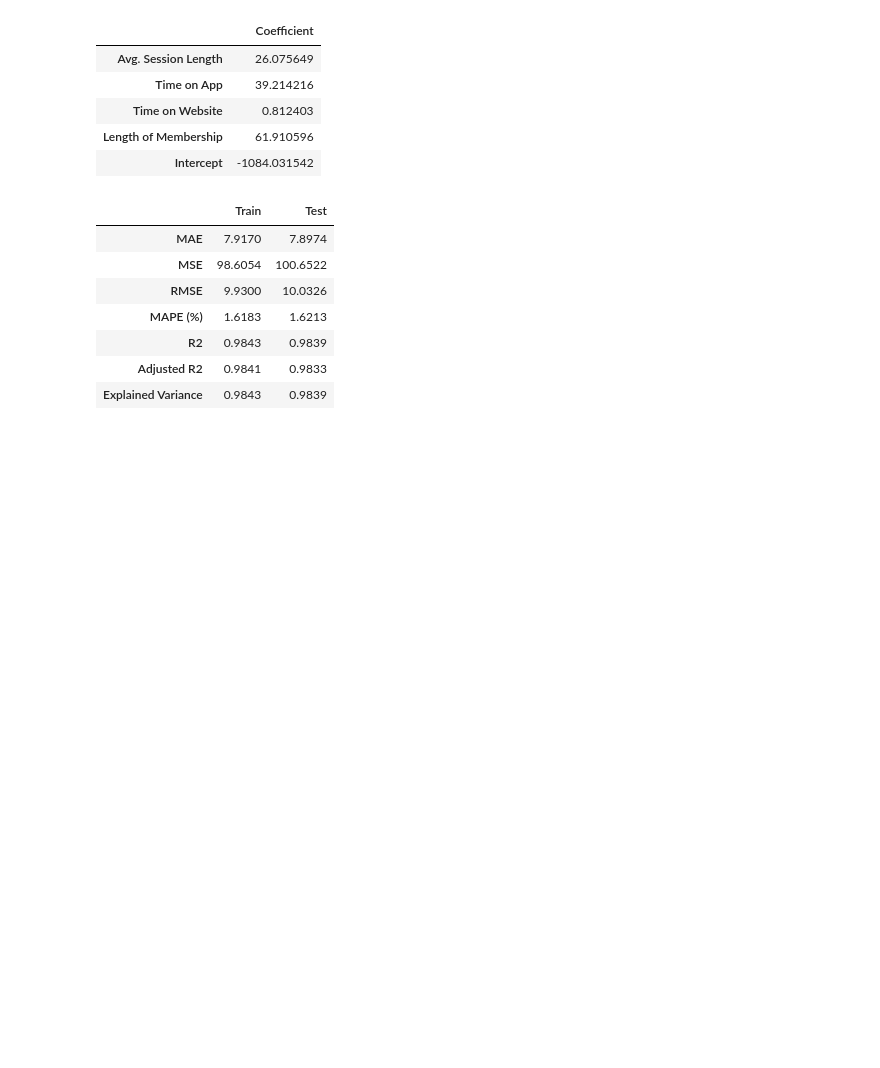
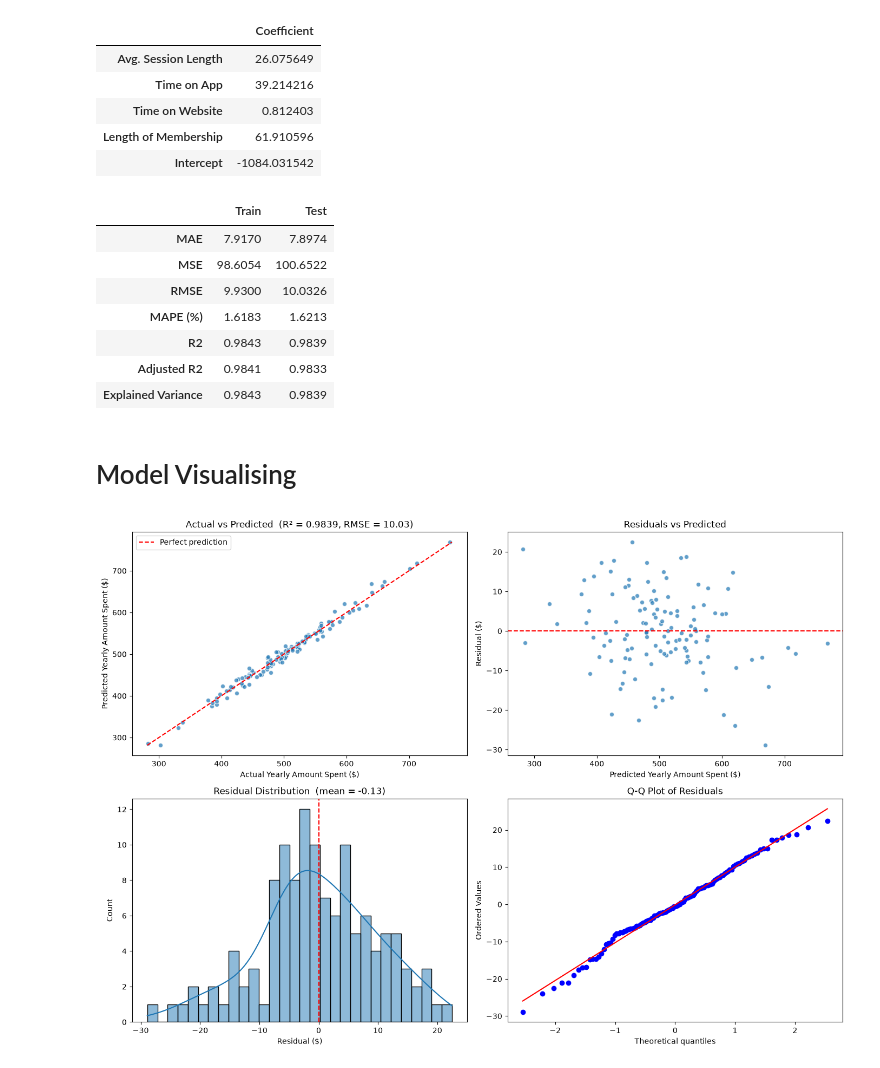
Before and after one commit to Jahid-dev32/Linear_Regression, a Jupyter notebook: Linear_Regression.ipynb, the cells around one changed output. Saved outputs shown, nothing was run; the diff lists cells and outputs as text; code cells hidden in the pictures; blank space fills up the shorter version.

Commit message:
Model_Visualise

```diff
--- a/Linear_Regression.ipynb
+++ b/Linear_Regression.ipynb
@@ -213,3 +213,48 @@ metrics_table.round(4)
 | R2 | 0.9843 | 0.9839 |
 | Adjusted R2 | 0.9841 | 0.9833 |
 | Explained Variance | 0.9843 | 0.9839 |
+# %% [markdown]
+# Model Visualising
+# %%
+from scipy import stats
+
+residuals = y_test - prediction
+test_r2 = metrics.r2_score(y_test, prediction)
+test_rmse = np.sqrt(metrics.mean_squared_error(y_test, prediction))
+
+fig, axes = plt.subplots(2, 2, figsize=(14, 10))
+
+# 1. Actual vs Predicted
+ax = axes[0, 0]
+ax.scatter(y_test, prediction, alpha=0.7, edgecolor='white')
+limits = [min(y_test.min(), prediction.min()), max(y_test.max(), prediction.max())]
+ax.plot(limits, limits, 'r--', label='Perfect prediction')
+ax.set_xlabel('Actual Yearly Amount Spent ($)')
+ax.set_ylabel('Predicted Yearly Amount Spent ($)')
+ax.set_title('Actual vs Predicted  (R² = {:.4f}, RMSE = {:.2f})'.format(test_r2, test_rmse))
+ax.legend()
+
+# 2. Residuals vs Predicted
+ax = axes[0, 1]
+ax.scatter(prediction, residuals, alpha=0.7, edgecolor='white')
+ax.axhline(0, color='r', linestyle='--')
+ax.set_xlabel('Predicted Yearly Amount Spent ($)')
+ax.set_ylabel('Residual ($)')
+ax.set_title('Residuals vs Predicted')
+
+# 3. Residual distribution
+ax = axes[1, 0]
+sb.histplot(residuals, bins=30, kde=True, ax=ax)
+ax.axvline(0, color='r', linestyle='--')
+ax.set_xlabel('Residual ($)')
+ax.set_title('Residual Distribution  (mean = {:.2f})'.format(residuals.mean()))
+
+# 4. Q-Q plot of residuals
+ax = axes[1, 1]
+stats.probplot(residuals, dist='norm', plot=ax)
+ax.set_title('Q-Q Plot of Residuals')
+
+plt.tight_layout()
+plt.show()
+# %% [output]
+[figure, added]
```
Also changed, not shown: parts of 2 cells of this notebook.
